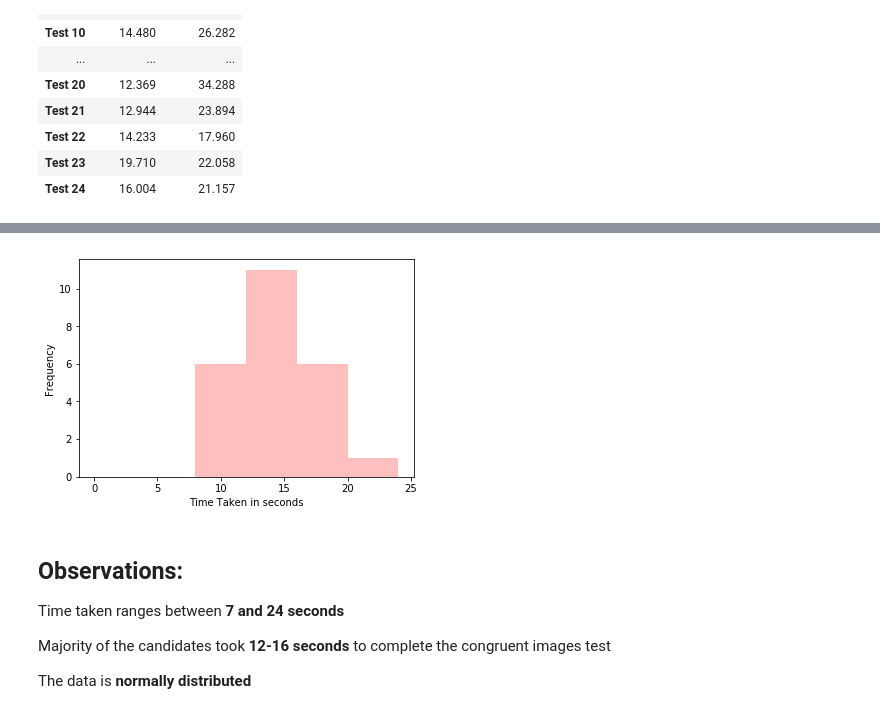
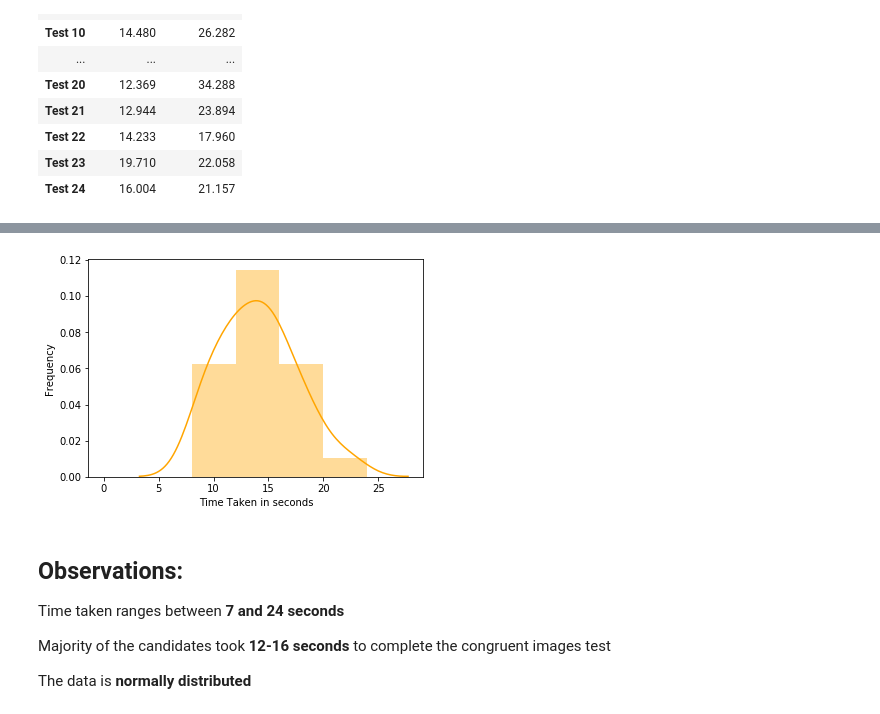
Before and after one commit to MayurBajaj2002/Stroop-Effect-Analysis, a Jupyter notebook: Stroop_Effect_Analysis.ipynb, the cells around one changed output, grey strips where cells are left out. Drawn from its saved outputs; the diff is of its cells as text; code cells hidden in the pictures.

```diff
--- a/Stroop_Effect_Analysis.ipynb
+++ b/Stroop_Effect_Analysis.ipynb
@@ -62,11 +99,12 @@ The **dependent variable** is the time taken to complete each test.
 # %%
 # Visualising data for congruent test results via a histogram
 bins = np.arange(0, stroop_data['Congruent'].max()+5, step = 4)
+fig = sb.distplot(stroop_data['Congruent'], bins = bins, color = 'orange')
 plt.xlabel('Time Taken in seconds')
 plt.ylabel('Frequency')
-plt.hist(data = stroop_data, x = 'Congruent', bins = bins, color = 'red', alpha = 1/4);
+plt.show(fig)
 # %% [output]
-[figure, old version]
+[figure, new version]
 # %% [markdown]
 ## Observations:
 
```
Also changed, not shown: parts of 9 cells of this notebook.
